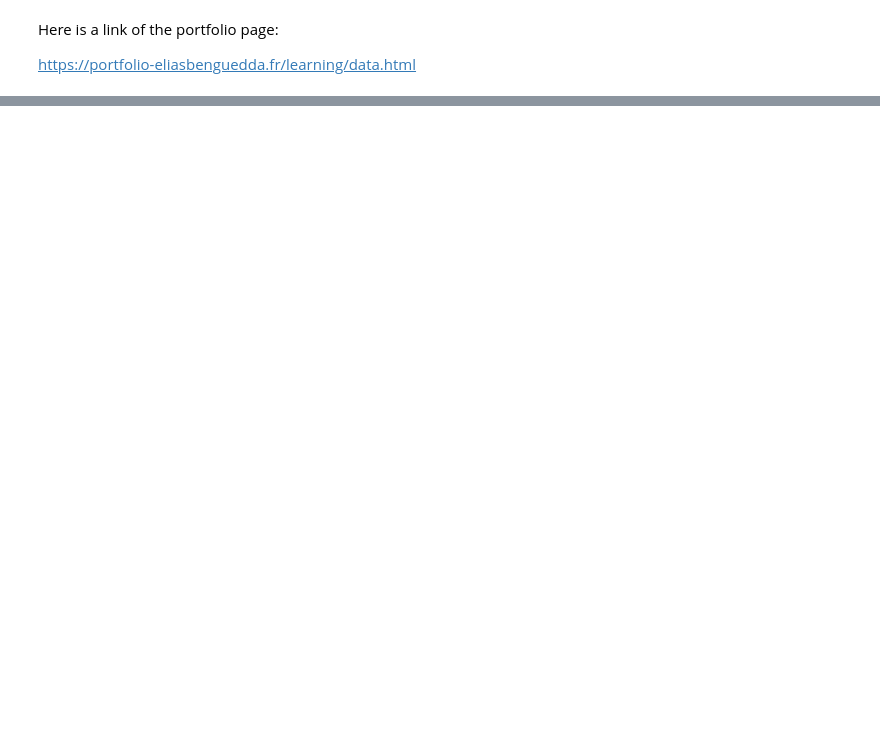
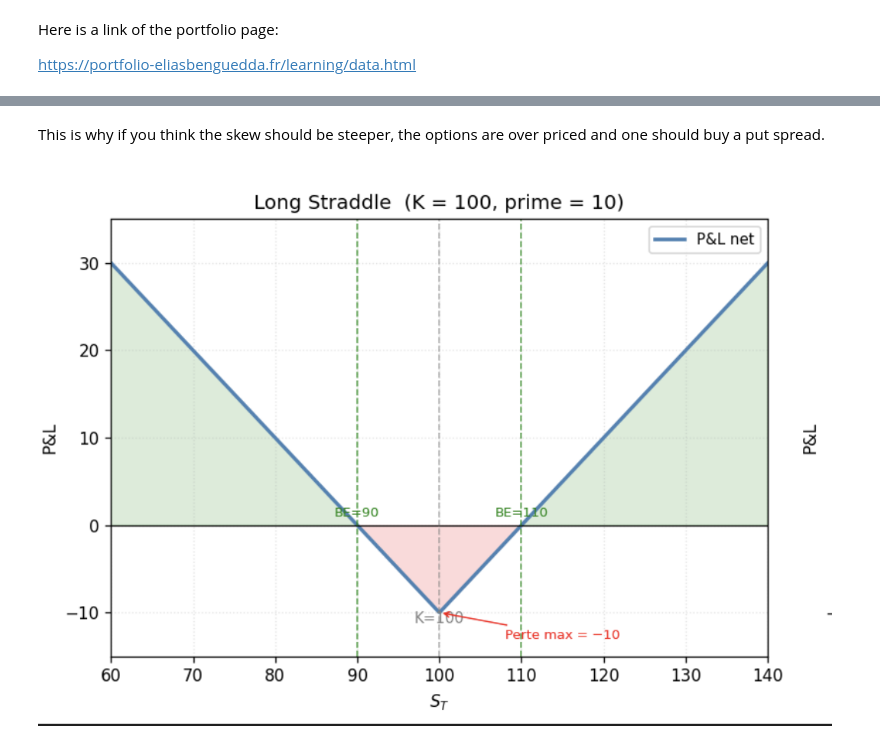
Before and after one commit to Elias171204/portfolio-eliasbenguedda, a Jupyter notebook: Options/Datas/synthetic_option_chain.ipynb, the cells around one changed output, grey strips where cells are left out. Saved outputs shown, nothing was run; the diff lists cells and outputs as text; code cells hidden in the pictures; blank space fills up the shorter version.

```diff
--- a/Options/Datas/synthetic_option_chain.ipynb
+++ b/Options/Datas/synthetic_option_chain.ipynb
@@ -703,0 +735,6 @@ https://portfolio-eliasbenguedda.fr/learning/data.html
+# %% [markdown]
+This is why if you think the skew should be steeper, the options are over priced and one should buy a put spread.
+# %%
+Image("images/long-straddle.png")
+# %% [output]
+[figure, added]
```
Also changed, not shown: parts of 26 cells of this notebook, 17 other files.
